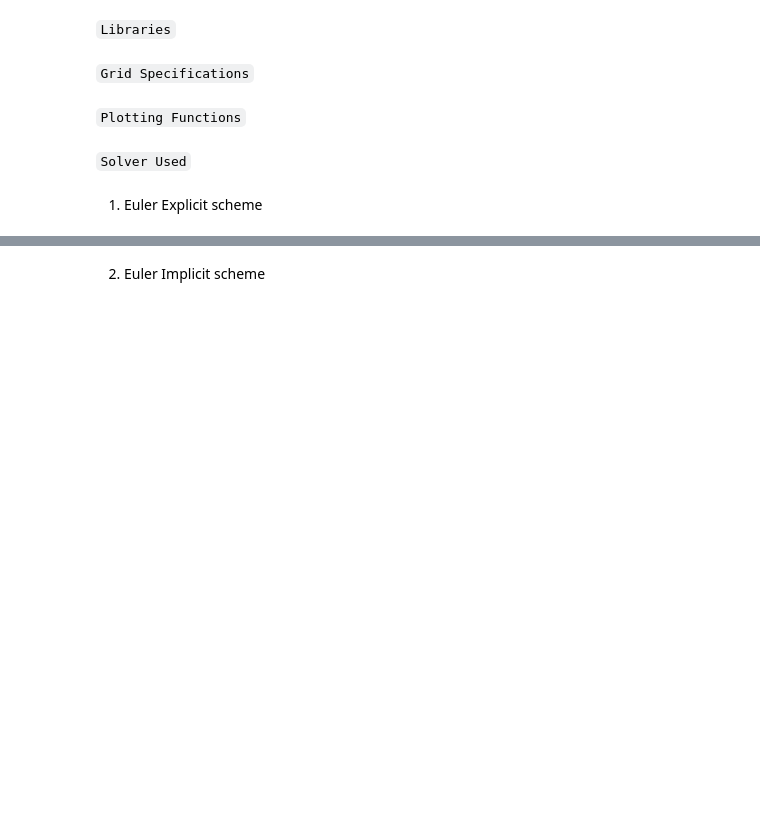
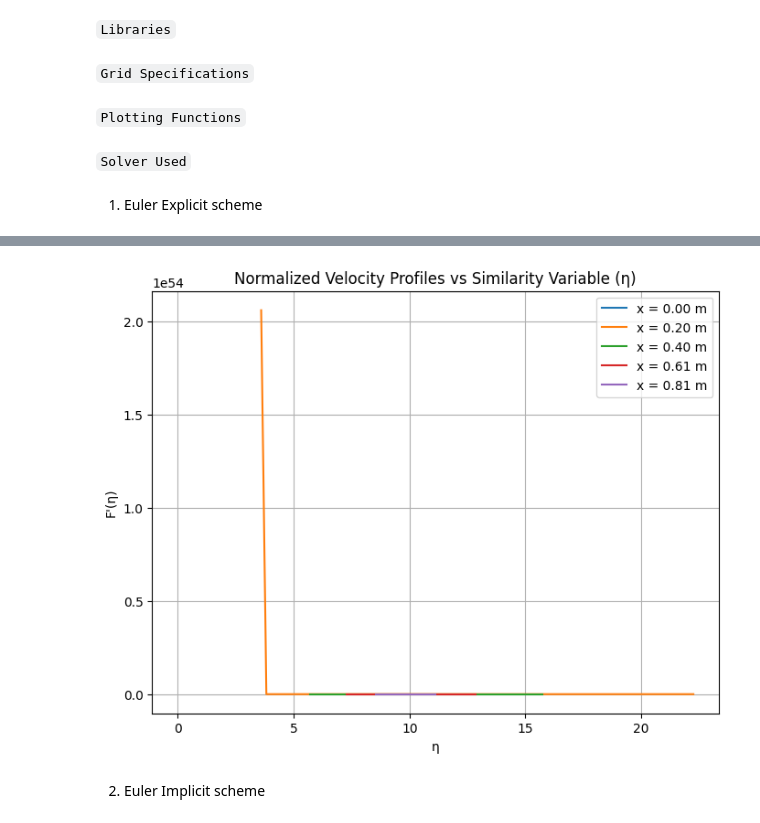
Before and after one commit to VardanMittal/Computational-Fluid-Dynamics, a Jupyter notebook: Projects/Project2/main.ipynb, the cells around one changed output, grey strips where cells are left out. Saved outputs shown, nothing was run; the diff lists cells and outputs as text; code cells hidden in the pictures; blank space fills up the shorter version.

```diff
--- a/Projects/Project2/main.ipynb
+++ b/Projects/Project2/main.ipynb
@@ -128,2 +124,6 @@ boundryLayerThikness(x,delta)
+# %%
+similarity_plot(u)
+# %% [output]
+[figure, added]
 # %% [markdown]
 2.  Euler Implicit scheme
```
Also changed, not shown: parts of 22 cells of this notebook, 1 other file.
